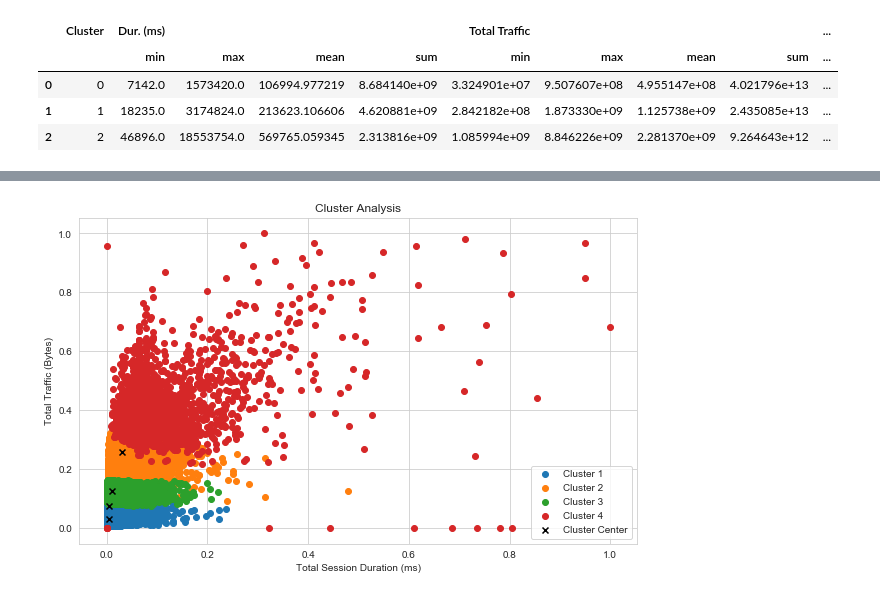
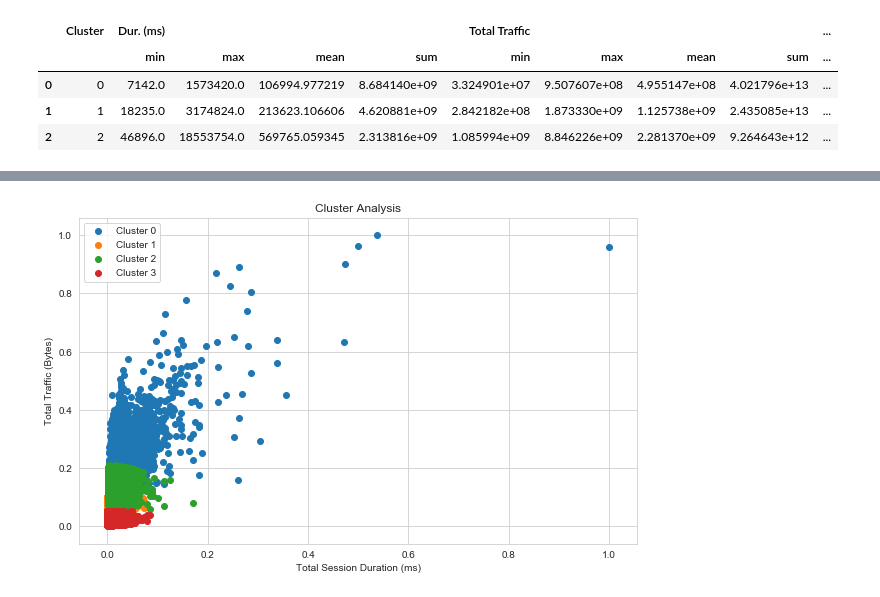
Before and after one commit to mikias-wondim/tellco_business_analysis, a Jupyter notebook: notebooks/overview_and_engagement_analysis.ipynb, the cells around one changed output, grey strips where cells are left out. Saved outputs shown, nothing was run; the diff lists cells and outputs as text; code cells hidden in the pictures.

```diff
--- a/notebooks/overview_and_engagement_analysis.ipynb
+++ b/notebooks/overview_and_engagement_analysis.ipynb
@@ -1290,3 +1273,7 @@ kmeans.fit(scaled_data)
 
 # Add cluster labels to user data DataFrame
 result['Cluster'] = kmeans.labels_
+# %%
+# Cluster centers
+cluster_centers = kmeans.cluster_centers_
+cluster_centers
@@ -1339,8 +1331,38 @@ plt.show()
-# %%
-# Call the function to adjust outliers
-result_adjusted = adjust_outliers(result, cluster_centers)
-
-# Plot clusters with adjusted outliers
-plot_clusters(result_adjusted)
-# %% [output]
-[figure, removed]
+# %%
+features = ['Dur. (ms)', 'Total Traffic', 'Session Frequency']
+for i in range(len(cluster_centers)):
+        cluster_data = result[result['Cluster'] == i]
+# %%
+# Call the function to adjust outliers
+result_adjusted = adjust_outliers(result, cluster_centers)
+
+features = ['Dur. (ms)', 'Total Traffic', 'Session Frequency']
+
+def plot_clusters(df, cluster_centers, features):
+    """
+    Plot the clusters in a scatter plot.
+
+    Args:
+        df (pandas.DataFrame): DataFrame with cluster labels.
+
+    Returns:
+        None
+    """
+
+    # Plot the data points colored by cluster labels
+    plt.figure(figsize=(10, 6))
+    for i in range(len(cluster_centers)):
+        cluster_data = df[df['Cluster'] == i]
+        plt.scatter(cluster_data[features[0]], cluster_data[features[1]], label=f'Cluster {i}')
+
+    plt.xlabel('Total Session Duration (ms)')
+    plt.ylabel('Total Traffic (Bytes)')
+    plt.title('Cluster Analysis')
+    plt.legend()
+    plt.grid(True)
+    plt.show()
+
+# Plot clusters with adjusted outliers
+plot_clusters(result_adjusted, cluster_centers, features)
+# %% [output]
+[figure, added]
```
Also changed, not shown: parts of 37 cells of this notebook, 5 other files.
